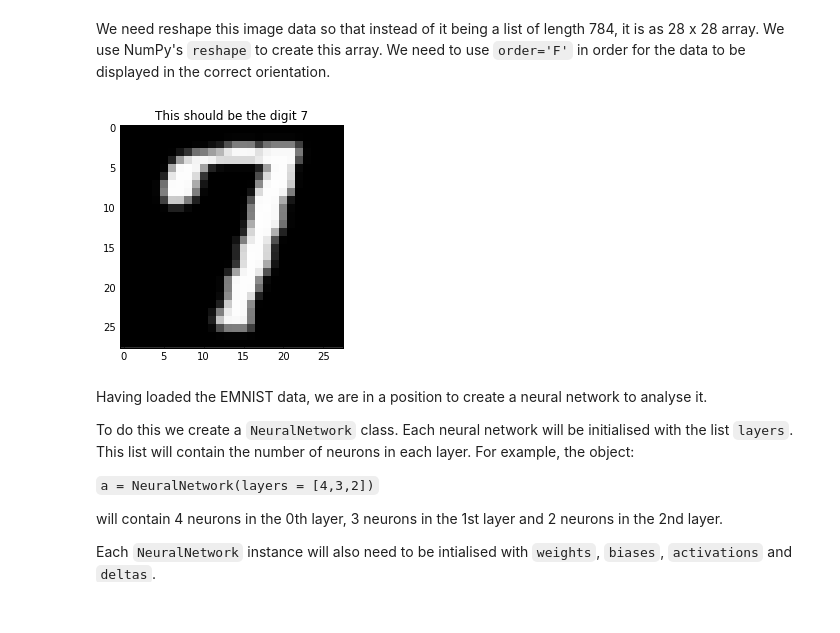
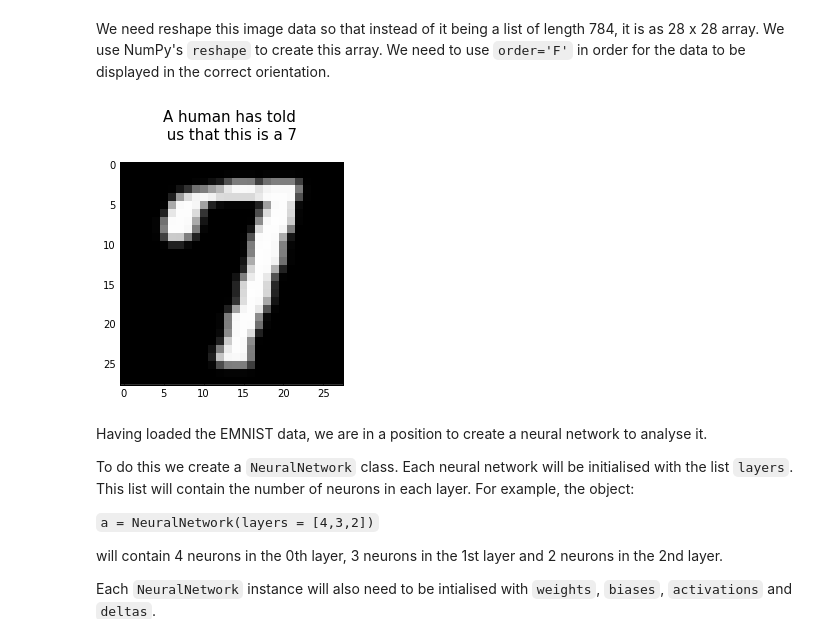
Before and after one commit to dmbentley/neural-network, a Jupyter notebook: neural-network.ipynb, the cells around one changed output. Saved outputs shown, nothing was run; the diff lists cells and outputs as text; code cells hidden in the pictures; blank space fills up the shorter version.

Commit message:
Change title in plot.

```diff
--- a/neural-network.ipynb
+++ b/neural-network.ipynb
@@ -42,13 +42,13 @@ We need reshape this image data so that instead of it being a list of length 784
 # %%
 data = test_digit_images[identification]
 image_data = data.reshape(28, 28, order='F')
 
 plt.gray()
 plt.imshow(image_data, interpolation='none')
-plt.title('This should be the digit %s' %actual_number)
+plt.title('A human has told \n us that this is a %s \n' %actual_number, fontsize=15)
 plt.show()
 # %% [output]
-[figure, old version]
+[figure, new version]
 # %% [markdown]
 Having loaded the EMNIST data, we are in a position to create a neural network to analyse it.
 
```
Also changed, not shown: parts of 1 cell of this notebook.
